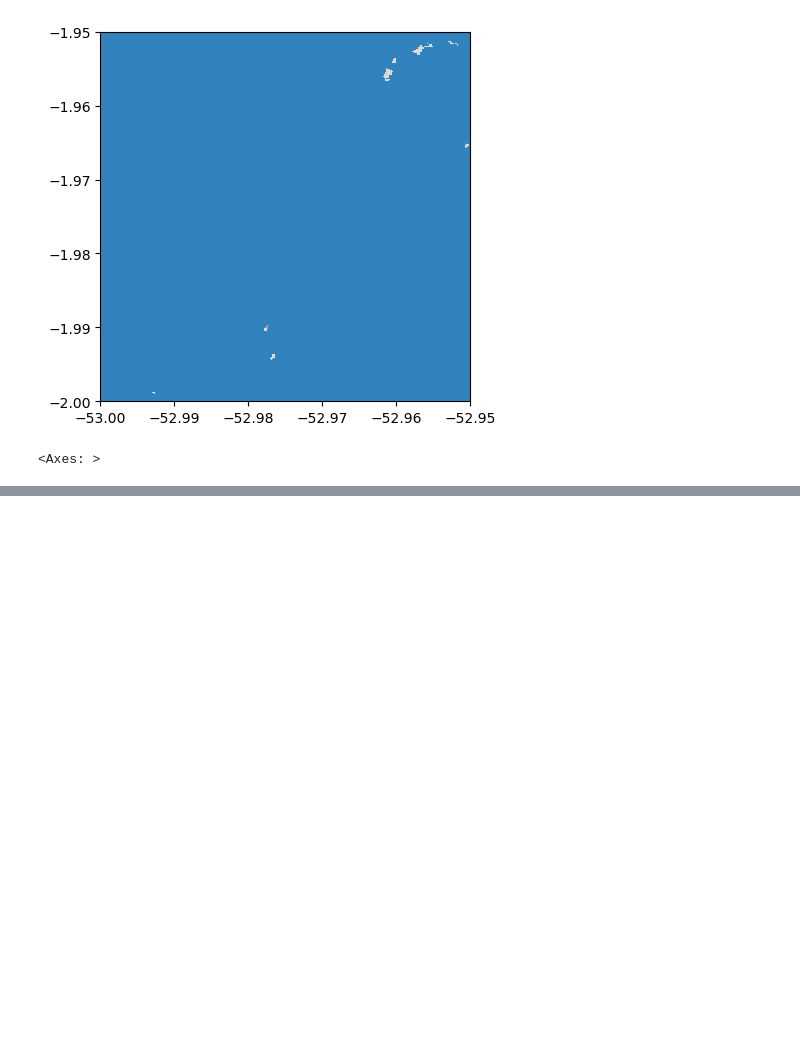
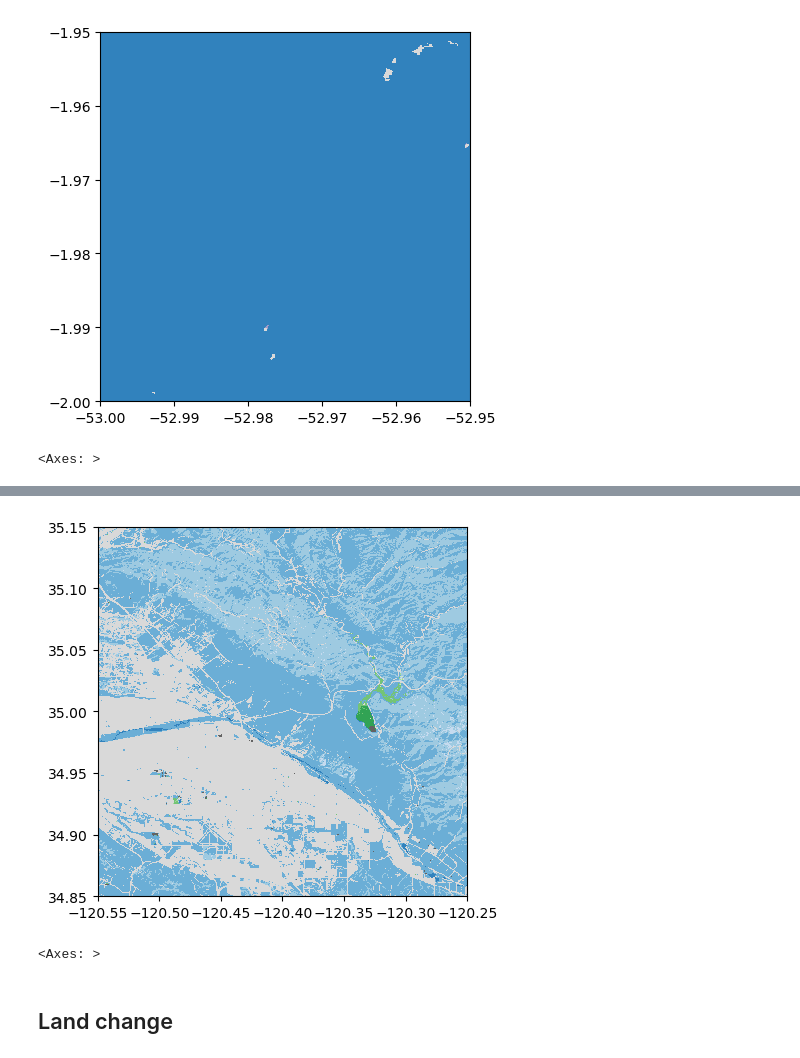
Before and after one commit to OPERA-Cal-Val/tile-mate, a Jupyter notebook: notebooks/Basic_Demo.ipynb, the cells around one changed output, grey strips where cells are left out. Drawn from its saved outputs; the diff is of its cells as text; code cells hidden in the pictures; blank space fills up the shorter version.

Commit message:
add glad lcluc datasets

```diff
--- a/notebooks/Basic_Demo.ipynb
+++ b/notebooks/Basic_Demo.ipynb
@@ -286,0 +295,17 @@ show(X_radd,
+# %%
+bounds = [-120.55, 34.85, -120.25, 35.15]
+
+X_glad_lc, p_glad_lc  = get_raster_from_tiles(bounds,
+                                              tile_shortname='glad_landcover',
+                                              year=2015
+                                              )
+# %%
+show(X_glad_lc,
+     transform=p_glad_lc['transform'],
+     interpolation='none',
+     cmap='tab20c')
+# %% [output]
+[figure, added]
+<Axes: >
+# %% [markdown]
+## Land change
```
Also changed, not shown: parts of 11 cells of this notebook, 5 other files.
